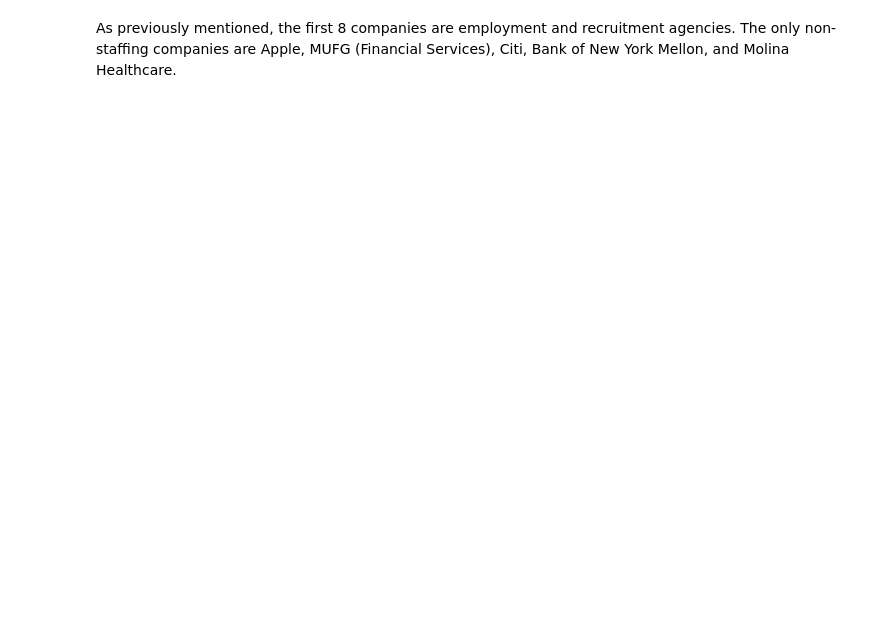
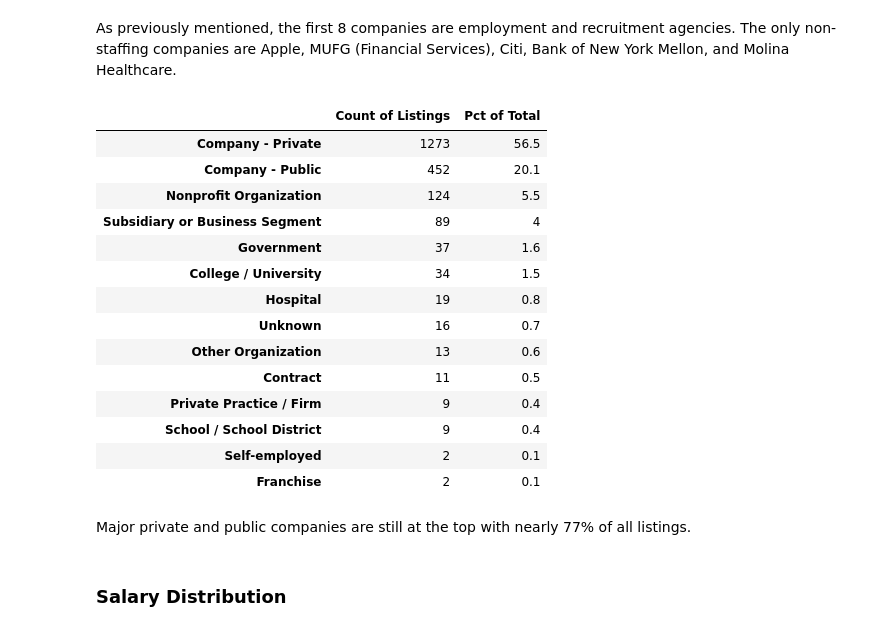
Before and after one commit to aclao89/data_analyst_jobs_search, a Jupyter notebook: Untitled.ipynb, the cells around one changed output. Drawn from its saved outputs; the diff is of its cells as text; code cells hidden in the pictures; blank space fills up the shorter version.

```diff
--- a/Untitled.ipynb
+++ b/Untitled.ipynb
@@ -351,10 +344,30 @@ As previously mentioned, the first 8 companies are employment and recruitment ag
 # %%
 
 ownership = da_jobs['Type of ownership'].value_counts()
 
 owner_df = ownership.to_frame()
 owner_df = owner_df.rename(columns={'Type of ownership': 'Count of Listings'})
 owner_df['Pct of Total'] = owner_df['Count of Listings']/len(da_jobs['Type of ownership'])
 owner_df['Pct of Total'] = owner_df['Pct of Total'] * 100
 owner_df['Pct of Total'] = owner_df['Pct of Total'].round(1)
-owner_df
+owner_df.style.background_gradient(cmap='Blues')
+# %% [output]
+|  | Count of Listings | Pct of Total |
+| Company - Private | 1273 | 56.5 |
+| Company - Public | 452 | 20.1 |
+| Nonprofit Organization | 124 | 5.5 |
+| Subsidiary or Business Segment | 89 | 4 |
+| Government | 37 | 1.6 |
+| College / University | 34 | 1.5 |
+| Hospital | 19 | 0.8 |
+| Unknown | 16 | 0.7 |
+| Other Organization | 13 | 0.6 |
+| Contract | 11 | 0.5 |
+| Private Practice / Firm | 9 | 0.4 |
+| School / School District | 9 | 0.4 |
+| Self-employed | 2 | 0.1 |
+| Franchise | 2 | 0.1 |
+# %% [markdown]
+Major private and public companies are still at the top with nearly 77% of all listings.
+# %% [markdown]
+### Salary Distribution
```
Also changed, not shown: parts of 7 cells of this notebook.
